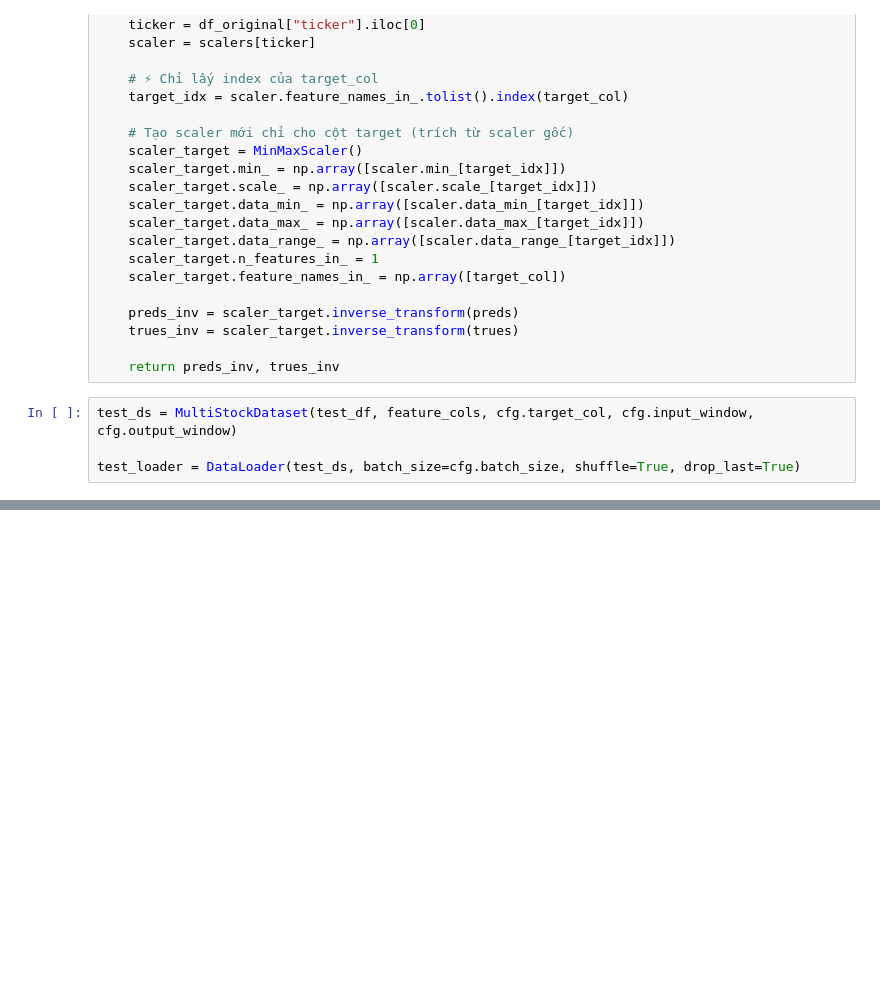
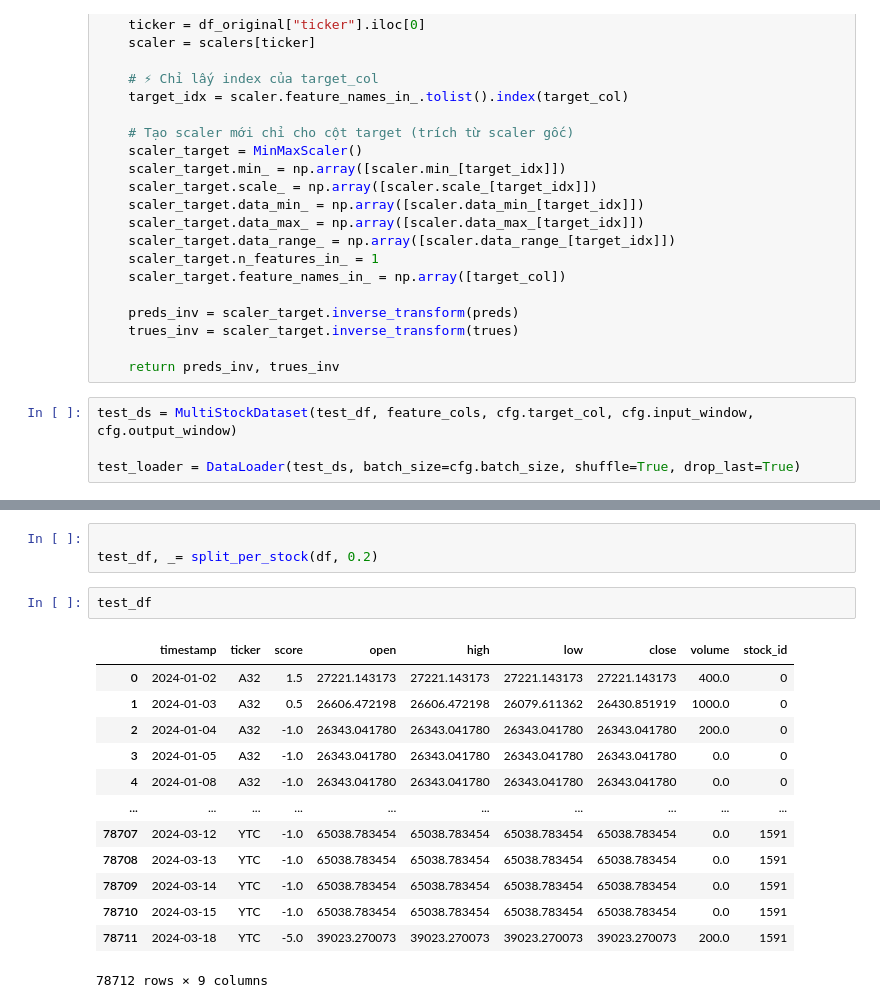
Before and after one commit to PhanDaiCuong/DSCT, a Jupyter notebook: Transformer_Time_Series/transformer_model.ipynb, the cells around one changed output, grey strips where cells are left out. Drawn from its saved outputs; the diff is of its cells as text; blank space fills up the shorter version.

```diff
--- a/Transformer_Time_Series/transformer_model.ipynb
+++ b/Transformer_Time_Series/transformer_model.ipynb
@@ -567,0 +590,19 @@ plt.show()
+# %%
+
+test_df, _= split_per_stock(df, 0.2)
+# %%
+test_df
+# %% [output]
+|  | timestamp | ticker | score | open | high | low | close | volume | stock_id |
+| 0 | 2024-01-02 | A32 | 1.5 | 27221.143173 | 27221.143173 | 27221.143173 | 27221.143173 | 400.0 | 0 |
+| 1 | 2024-01-03 | A32 | 0.5 | 26606.472198 | 26606.472198 | 26079.611362 | 26430.851919 | 1000.0 | 0 |
+| 2 | 2024-01-04 | A32 | -1.0 | 26343.041780 | 26343.041780 | 26343.041780 | 26343.041780 | 200.0 | 0 |
+| 3 | 2024-01-05 | A32 | -1.0 | 26343.041780 | 26343.041780 | 26343.041780 | 26343.041780 | 0.0 | 0 |
+| 4 | 2024-01-08 | A32 | -1.0 | 26343.041780 | 26343.041780 | 26343.041780 | 26343.041780 | 0.0 | 0 |
+| ... | ... | ... | ... | ... | ... | ... | ... | ... | ... |
+| 78707 | 2024-03-12 | YTC | -1.0 | 65038.783454 | 65038.783454 | 65038.783454 | 65038.783454 | 0.0 | 1591 |
+| 78708 | 2024-03-13 | YTC | -1.0 | 65038.783454 | 65038.783454 | 65038.783454 | 65038.783454 | 0.0 | 1591 |
+| 78709 | 2024-03-14 | YTC | -1.0 | 65038.783454 | 65038.783454 | 65038.783454 | 65038.783454 | 0.0 | 1591 |
+| 78710 | 2024-03-15 | YTC | -1.0 | 65038.783454 | 65038.783454 | 65038.783454 | 65038.783454 | 0.0 | 1591 |
+| 78711 | 2024-03-18 | YTC | -5.0 | 39023.270073 | 39023.270073 | 39023.270073 | 39023.270073 | 200.0 | 1591 |
+78712 rows × 9 columns
```
Also changed, not shown: parts of 10 cells of this notebook.
